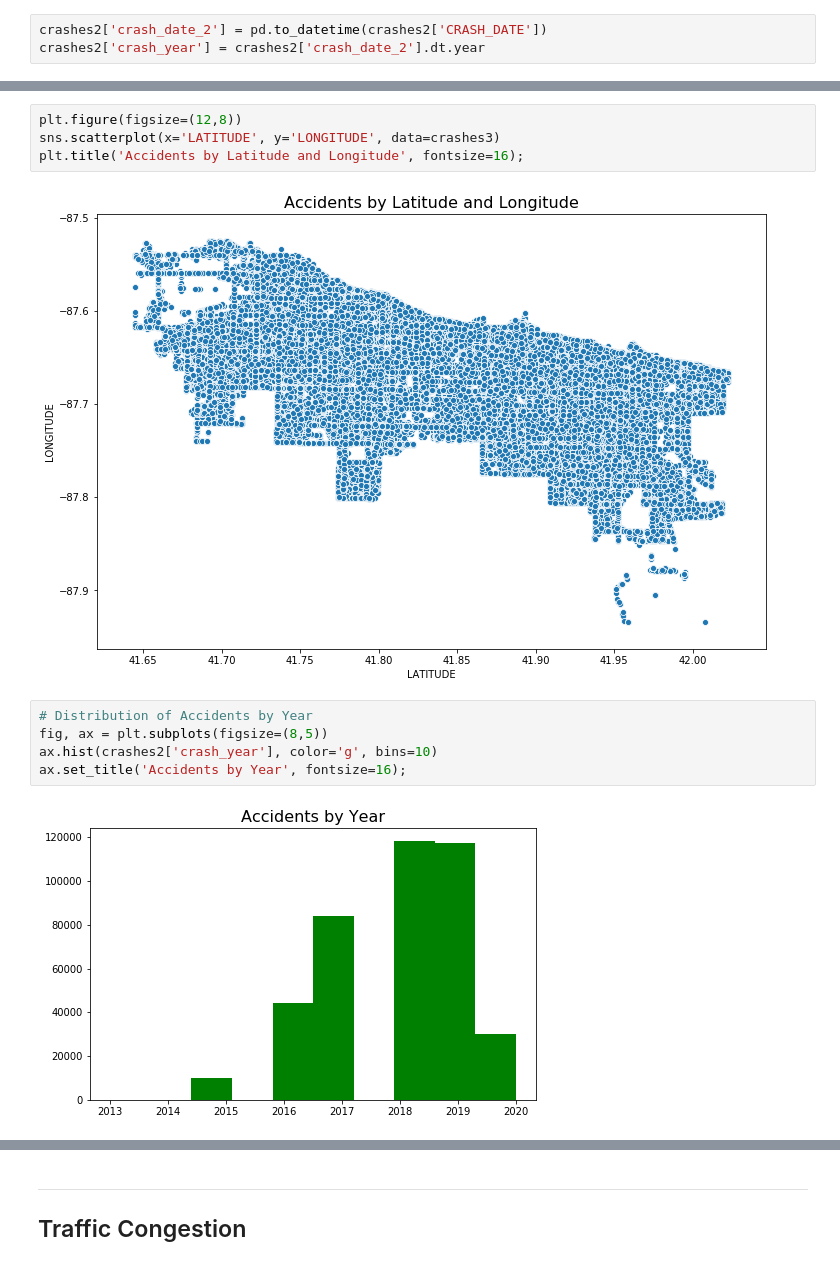
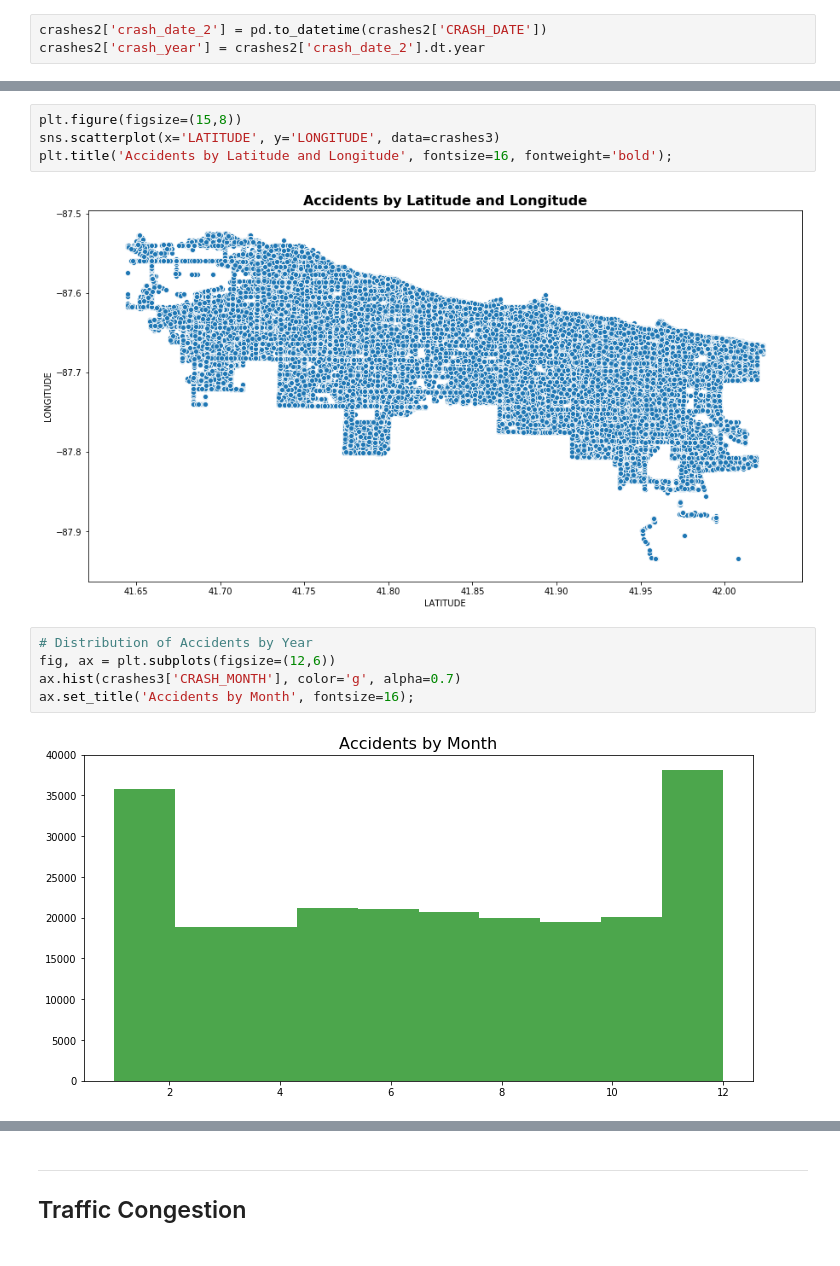
Before and after one commit to Morgan-Sell/chi-traffic-accidents, a Jupyter notebook: chi-transport-eda.ipynb, the cells around one changed output, grey strips where cells are left out. Cells and saved outputs as stored; diff of their text form.

```diff
--- a/chi-transport-eda.ipynb
+++ b/chi-transport-eda.ipynb
@@ -78,13 +76,13 @@ l
 # %%
-plt.figure(figsize=(12,8))
+plt.figure(figsize=(15,8))
 sns.scatterplot(x='LATITUDE', y='LONGITUDE', data=crashes3)
-plt.title('Accidents by Latitude and Longitude', fontsize=16);
+plt.title('Accidents by Latitude and Longitude', fontsize=16, fontweight='bold');
 # %% [output]
-[figure, old version]
+[figure, new version]
 # %%
 # Distribution of Accidents by Year
-fig, ax = plt.subplots(figsize=(8,5))
-ax.hist(crashes2['crash_year'], color='g', bins=10)
-ax.set_title('Accidents by Year', fontsize=16);
+fig, ax = plt.subplots(figsize=(12,6))
+ax.hist(crashes3['CRASH_MONTH'], color='g', alpha=0.7)
+ax.set_title('Accidents by Month', fontsize=16);
 # %% [output]
-[figure, old version]
+[figure, new version]
```
Also changed, not shown: parts of 13 cells of this notebook.
